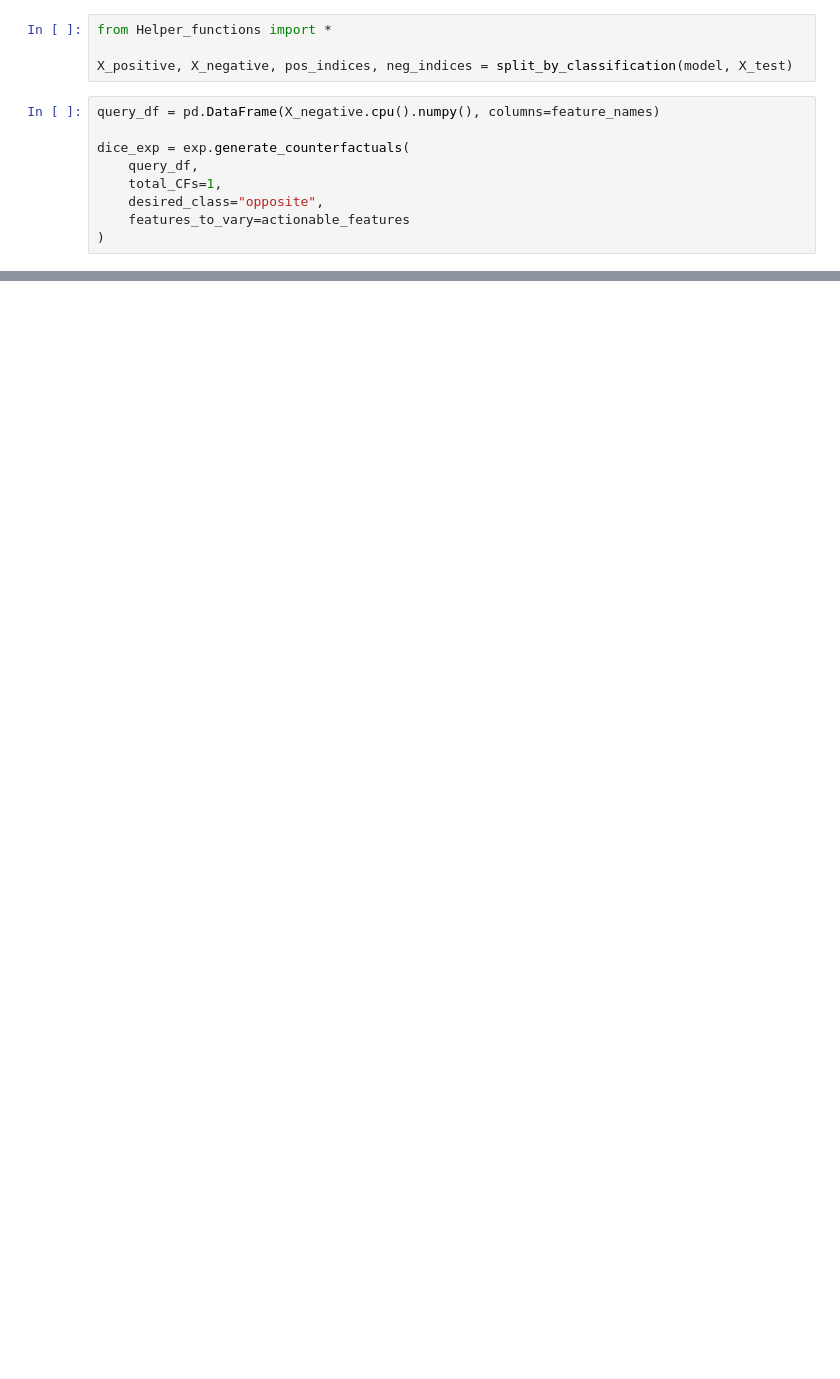
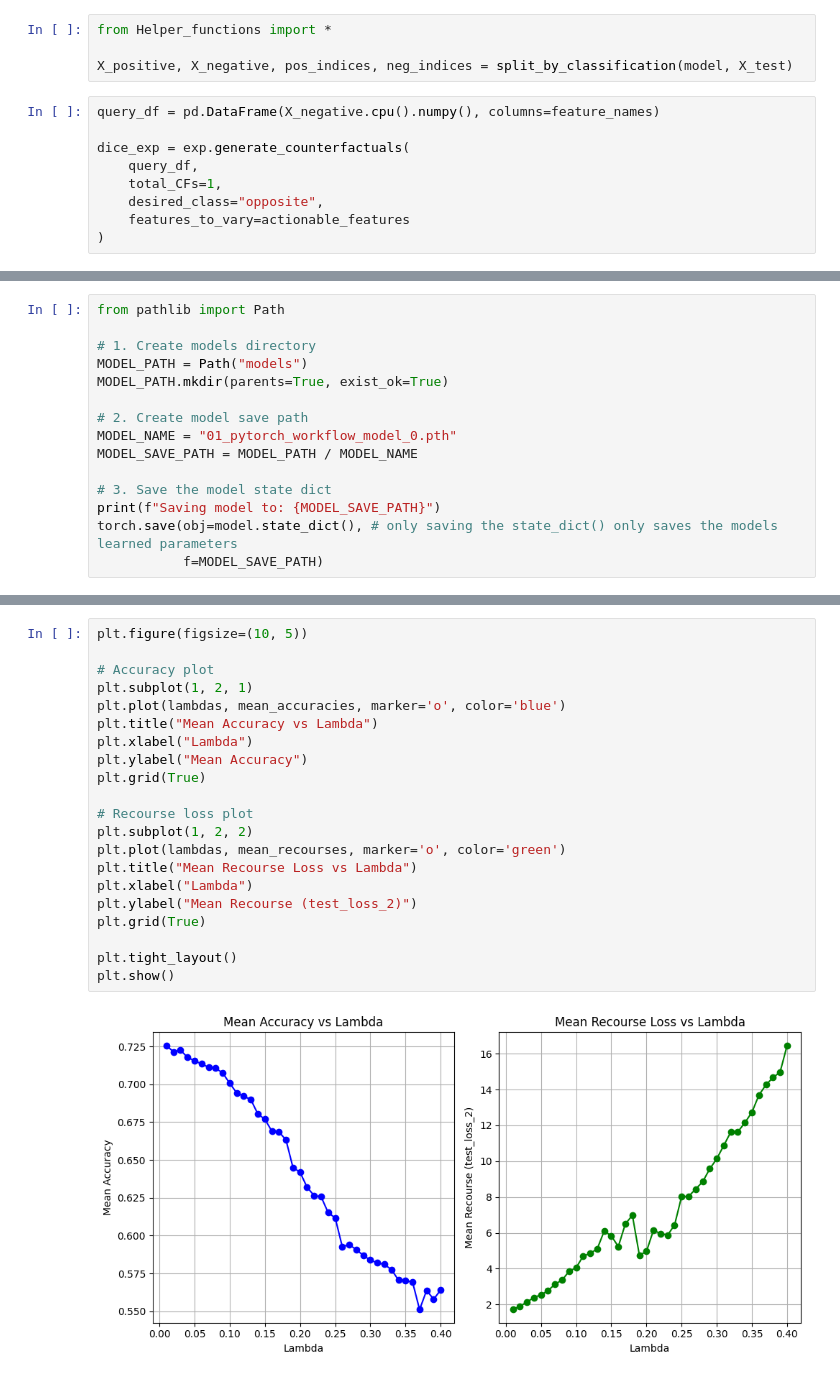
Before and after one commit to ahmedhammami2002/BachelorArbeitSoSe2025, a Jupyter notebook: ClassificationDice.ipynb, the cells around one changed output, grey strips where cells are left out. Drawn from its saved outputs; the diff is of its cells as text; blank space fills up the shorter version.

```diff
--- a/ClassificationDice.ipynb
+++ b/ClassificationDice.ipynb
@@ -243,0 +276,15 @@ G being the logit of that specific class and the approximation being the differe
+# %%
+from pathlib import Path
+
+# 1. Create models directory
+MODEL_PATH = Path("models")
+MODEL_PATH.mkdir(parents=True, exist_ok=True)
+
+# 2. Create model save path
+MODEL_NAME = "01_pytorch_workflow_model_0.pth"
+MODEL_SAVE_PATH = MODEL_PATH / MODEL_NAME
+
+# 3. Save the model state dict
+print(f"Saving model to: {MODEL_SAVE_PATH}")
+torch.save(obj=model.state_dict(), # only saving the state_dict() only saves the models learned parameters
+           f=MODEL_SAVE_PATH)
@@ -243,0 +480,23 @@ G being the logit of that specific class and the approximation being the differe
+# %%
+plt.figure(figsize=(10, 5))
+
+# Accuracy plot
+plt.subplot(1, 2, 1)
+plt.plot(lambdas, mean_accuracies, marker='o', color='blue')
+plt.title("Mean Accuracy vs Lambda")
+plt.xlabel("Lambda")
+plt.ylabel("Mean Accuracy")
+plt.grid(True)
+
+# Recourse loss plot
+plt.subplot(1, 2, 2)
+plt.plot(lambdas, mean_recourses, marker='o', color='green')
+plt.title("Mean Recourse Loss vs Lambda")
+plt.xlabel("Lambda")
+plt.ylabel("Mean Recourse (test_loss_2)")
+plt.grid(True)
+
+plt.tight_layout()
+plt.show()
+# %% [output]
+[figure, added]
```
Also changed, not shown: parts of 30 cells of this notebook, 1 other file.
